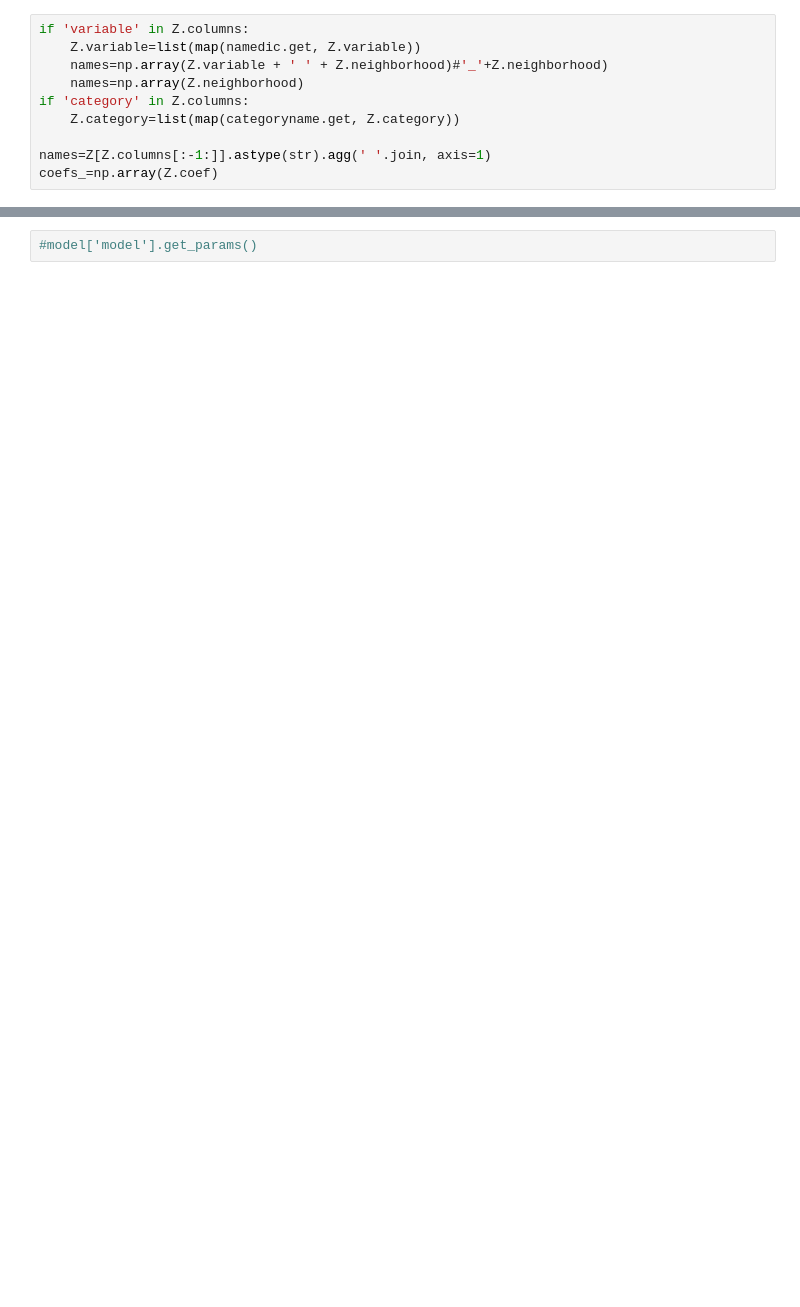
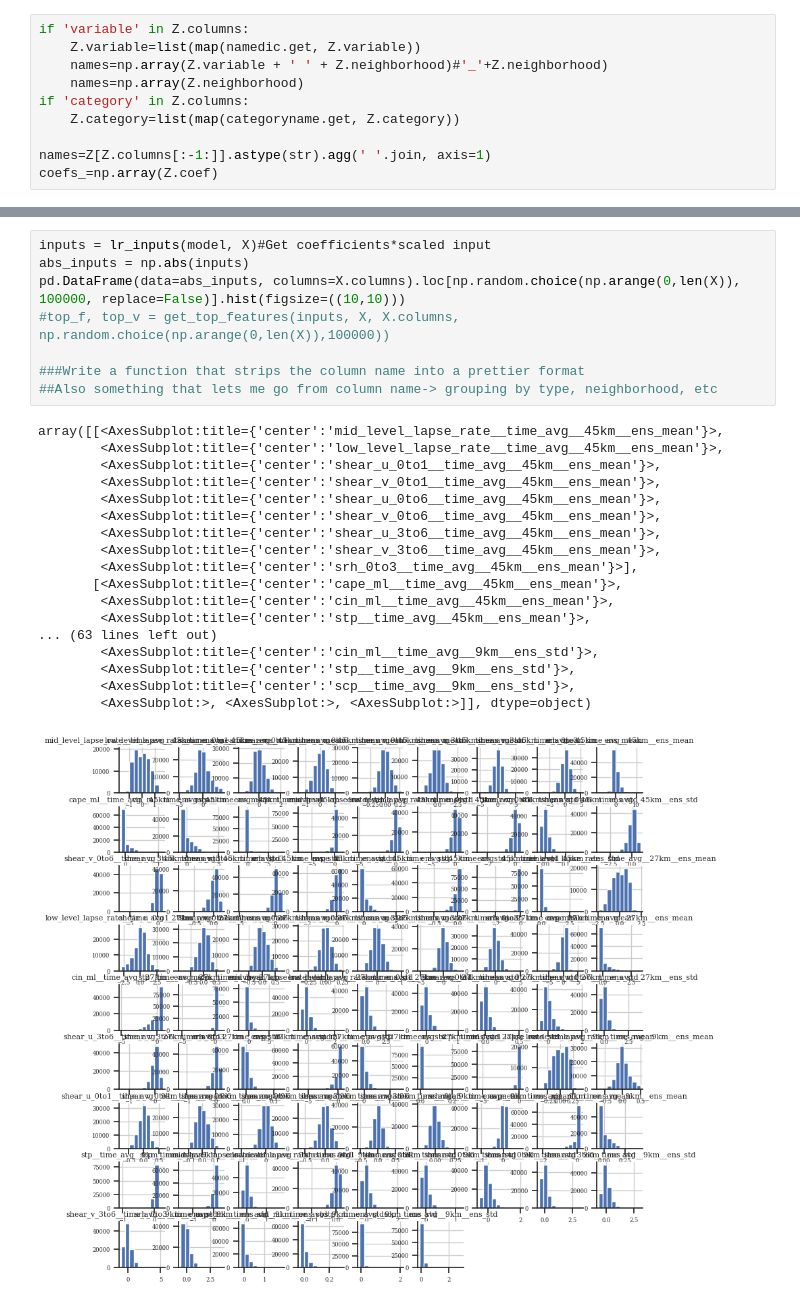
Before and after one commit to NOAA-National-Severe-Storms-Laboratory/frdd-wofs-ml-w2w, a Jupyter notebook: notebooks/Scikit-explain.ipynb, the cells around one changed output, grey strips where cells are left out. Drawn from its saved outputs; the diff is of its cells as text; blank space fills up the shorter version.

```diff
--- a/notebooks/Scikit-explain.ipynb
+++ b/notebooks/Scikit-explain.ipynb
@@ -236,3 +291,28 @@ fig[1].set_xlim(0,2)
 # %%
-#model['model'].get_params()
+inputs = lr_inputs(model, X)#Get coefficients*scaled input
+abs_inputs = np.abs(inputs)
+pd.DataFrame(data=abs_inputs, columns=X.columns).loc[np.random.choice(np.arange(0,len(X)), 100000, replace=False)].hist(figsize=((10,10)))
+#top_f, top_v = get_top_features(inputs, X, X.columns, np.random.choice(np.arange(0,len(X)),100000))
+
+###Write a function that strips the column name into a prettier format
+##Also something that lets me go from column name-> grouping by type, neighborhood, etc
+# %% [output]
+array([[<AxesSubplot:title={'center':'mid_level_lapse_rate__time_avg__45km__ens_mean'}>,
+        <AxesSubplot:title={'center':'low_level_lapse_rate__time_avg__45km__ens_mean'}>,
+        <AxesSubplot:title={'center':'shear_u_0to1__time_avg__45km__ens_mean'}>,
+        <AxesSubplot:title={'center':'shear_v_0to1__time_avg__45km__ens_mean'}>,
+        <AxesSubplot:title={'center':'shear_u_0to6__time_avg__45km__ens_mean'}>,
+        <AxesSubplot:title={'center':'shear_v_0to6__time_avg__45km__ens_mean'}>,
+        <AxesSubplot:title={'center':'shear_u_3to6__time_avg__45km__ens_mean'}>,
+        <AxesSubplot:title={'center':'shear_v_3to6__time_avg__45km__ens_mean'}>,
+        <AxesSubplot:title={'center':'srh_0to3__time_avg__45km__ens_mean'}>],
+       [<AxesSubplot:title={'center':'cape_ml__time_avg__45km__ens_mean'}>,
+        <AxesSubplot:title={'center':'cin_ml__time_avg__45km__ens_mean'}>,
+        <AxesSubplot:title={'center':'stp__time_avg__45km__ens_mean'}>,
+... (63 lines left out)
+        <AxesSubplot:title={'center':'cin_ml__time_avg__9km__ens_std'}>,
+        <AxesSubplot:title={'center':'stp__time_avg__9km__ens_std'}>,
+        <AxesSubplot:title={'center':'scp__time_avg__9km__ens_std'}>,
+        <AxesSubplot:>, <AxesSubplot:>, <AxesSubplot:>]], dtype=object)
+[figure, added]
 # %%
```
Also changed, not shown: parts of 16 cells of this notebook, 4 other files.
